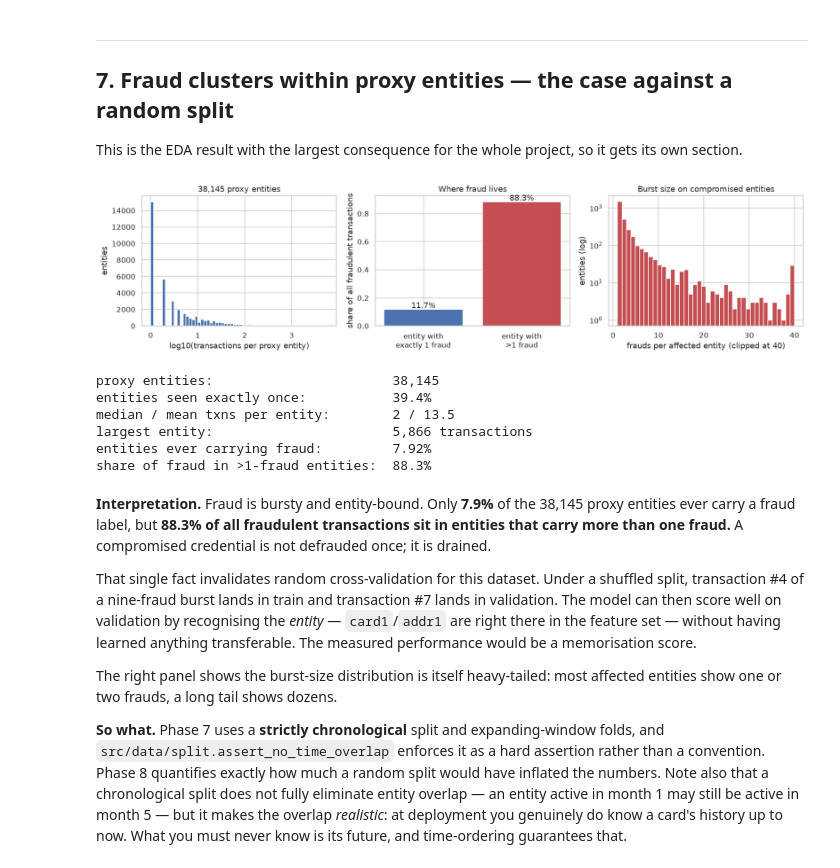
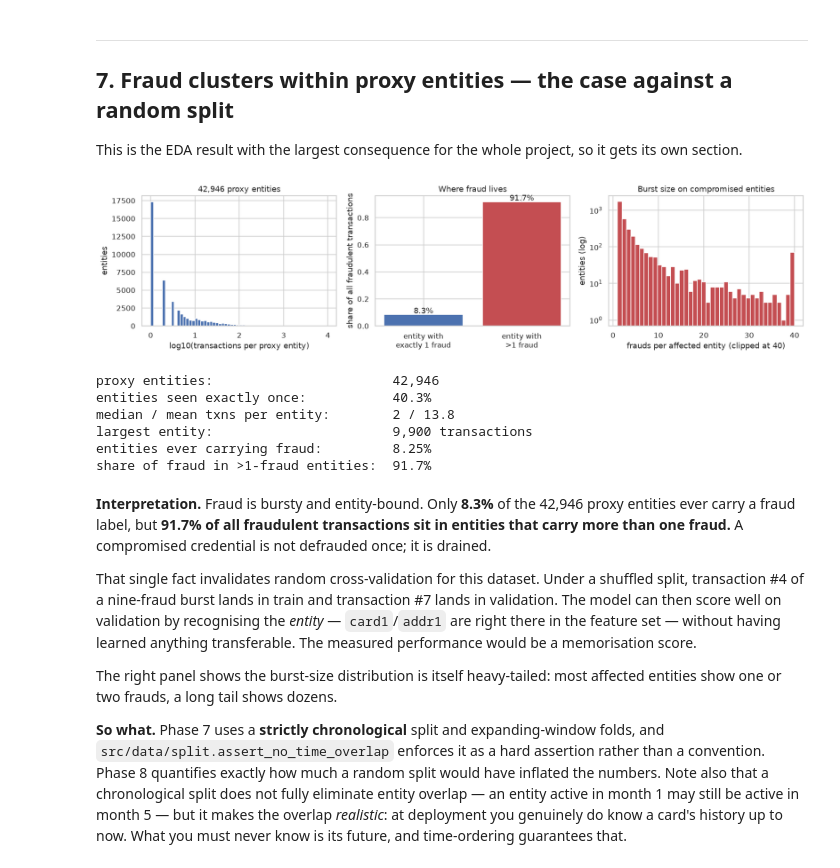
Before and after one commit to lflsphere/ieee-fraud-detection, a Jupyter notebook: notebooks/02_eda.ipynb, the cells around one changed output. Drawn from its saved outputs; the diff is of its cells as text; code cells hidden in the pictures.

```diff
--- a/notebooks/02_eda.ipynb
+++ b/notebooks/02_eda.ipynb
@@ -512,47 +512,51 @@ minimum-count floor are used rather than raw one-hot.
 
 This is the EDA result with the largest consequence for the whole project, so it gets its own section.
 # %%
-uid = (df["card1"].astype(str) + "_" + df["card2"].astype(str) + "_" +
-       df["card3"].astype(str) + "_" + df["card5"].astype(str) + "_" + df["addr1"].astype(str))
+# Use the project's own key builder: it maps a missing component to an "NA"
+# level. A naive `a.astype(str) + "_" + b.astype(str)` propagates NaN across
+# the whole concatenation in pandas 3, which would silently collapse the
+# 75,885 rows that have at least one missing component into one pseudo-entity.
+from src.features.build_features import _concat_key
+uid = _concat_key(df, ["card1", "card2", "card3", "card5", "addr1"])
 ent = pd.DataFrame({"uid": uid, "y": y}).groupby("uid")["y"].agg(n="size", n_fraud="sum")
 
 fig, axes = plt.subplots(1, 3, figsize=(15, 3.8))
 axes[0].hist(np.log10(ent["n"]), bins=60, color="#4C72B0")
 axes[0].set_xlabel("log10(transactions per proxy entity)"); axes[0].set_ylabel("entities")
 axes[0].set_title(f"{len(ent):,} proxy entities")
 
 share = [ent.loc[ent["n_fraud"] == k, "n_fraud"].sum() / ent["n_fraud"].sum()
          for k in [1]] + [ent.loc[ent["n_fraud"] > 1, "n_fraud"].sum() / ent["n_fraud"].sum()]
 axes[1].bar(["entity with\nexactly 1 fraud", "entity with\n>1 fraud"], share, color=["#4C72B0", "#C44E52"])
 axes[1].set_ylabel("share of all fraudulent transactions")
 axes[1].set_title("Where fraud lives")
 for i, v in enumerate(share):
     axes[1].text(i, v + 0.01, f"{v:.1%}", ha="center")
 
 fr = ent[ent["n_fraud"] > 0]
 axes[2].hist(np.clip(fr["n_fraud"], 0, 40), bins=40, color="#C44E52")
 axes[2].set_yscale("log")
 axes[2].set_xlabel("frauds per affected entity (clipped at 40)"); axes[2].set_ylabel("entities (log)")
 axes[2].set_title("Burst size on compromised entities")
 plt.tight_layout(); plt.savefig(FIG / "02_entity_clustering.png", bbox_inches="tight"); plt.show()
 
 print(f"proxy entities:                       {len(ent):,}")
 print(f"entities seen exactly once:           {(ent['n']==1).mean():.1%}")
 print(f"median / mean txns per entity:        {ent['n'].median():.0f} / {ent['n'].mean():.1f}")
 print(f"largest entity:                       {ent['n'].max():,} transactions")
 print(f"entities ever carrying fraud:         {(ent['n_fraud']>0).mean():.2%}")
 print(f"share of fraud in >1-fraud entities:  {ent.loc[ent['n_fraud']>1,'n_fraud'].sum()/ent['n_fraud'].sum():.1%}")
 # %% [output]
-[figure, old version]
+[figure, new version]
-proxy entities:                       38,145
-entities seen exactly once:           39.4%
-median / mean txns per entity:        2 / 13.5
-largest entity:                       5,866 transactions
-entities ever carrying fraud:         7.92%
-share of fraud in >1-fraud entities:  88.3%
+proxy entities:                       42,946
+entities seen exactly once:           40.3%
+median / mean txns per entity:        2 / 13.8
+largest entity:                       9,900 transactions
+entities ever carrying fraud:         8.25%
+share of fraud in >1-fraud entities:  91.7%
 # %% [markdown]
-**Interpretation.** Fraud is bursty and entity-bound. Only **7.9%** of the 38,145 proxy entities ever carry a
-fraud label, but **88.3% of all fraudulent transactions sit in entities that carry more than one fraud.**
+**Interpretation.** Fraud is bursty and entity-bound. Only **8.3%** of the 42,946 proxy entities ever carry a
+fraud label, but **91.7% of all fraudulent transactions sit in entities that carry more than one fraud.**
 A compromised credential is not defrauded once; it is drained.
 
 That single fact invalidates random cross-validation for this dataset. Under a shuffled split, transaction
```
Also changed, not shown: parts of 1 cell of this notebook, 10 other files.
